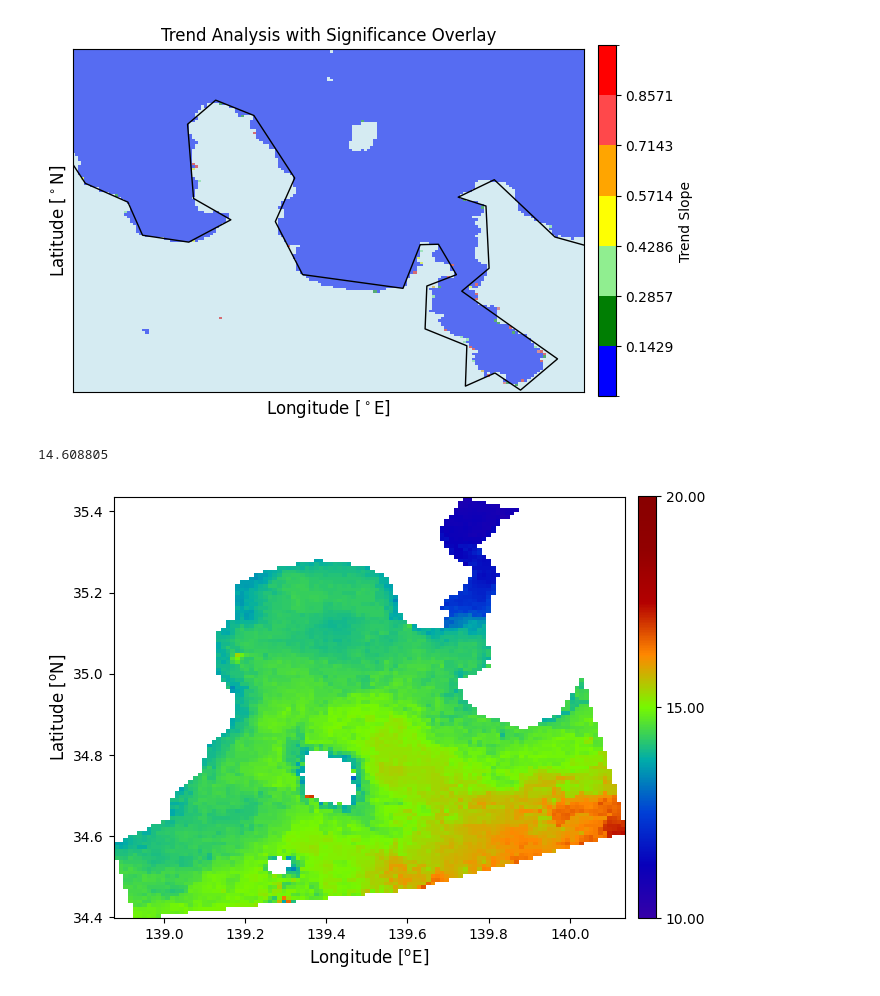
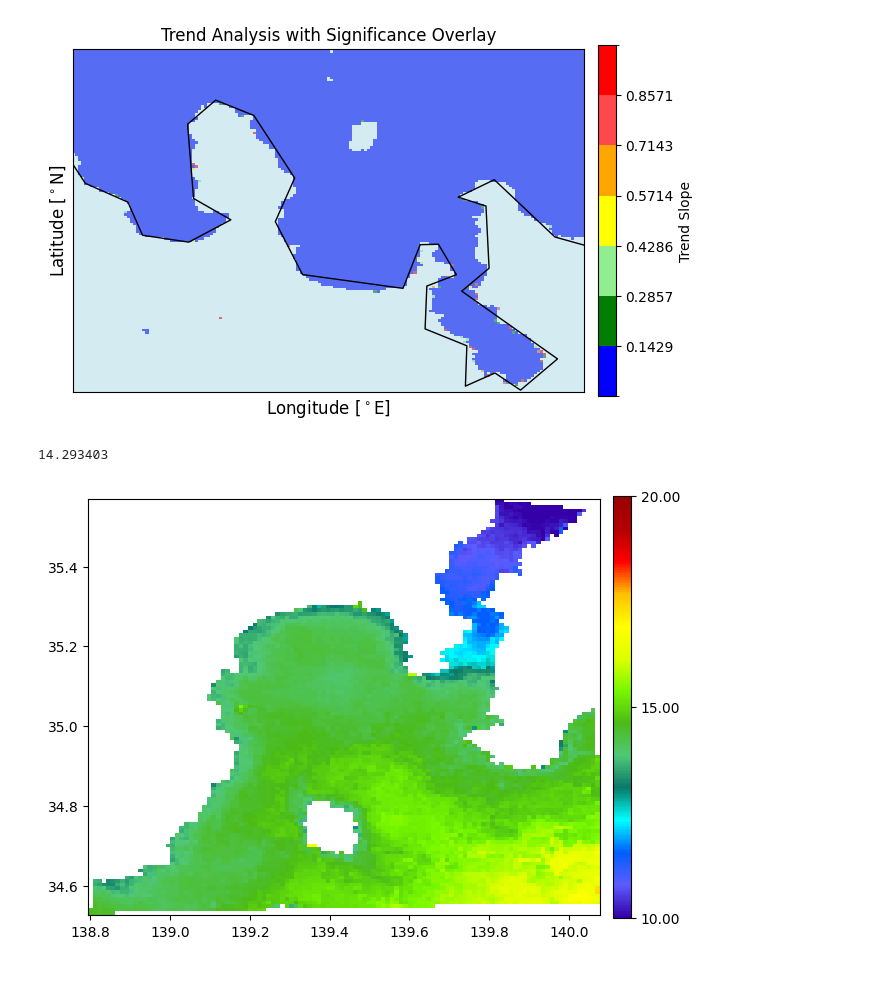
Before and after one commit to robel-milashu/NMEW.demos, a Jupyter notebook: processing/trend/trend_sst.ipynb, the cells around one changed output. Saved outputs shown, nothing was run; the diff lists cells and outputs as text; code cells hidden in the pictures.

```diff
--- a/processing/trend/trend_sst.ipynb
+++ b/processing/trend/trend_sst.ipynb
@@ -397,6 +397,7 @@ from mpl_toolkits import basemap
 import numpy as np
 from netCDF4 import Dataset, num2date
 from matplotlib.colors import LinearSegmentedColormap
+from geopandas import GeoSeries
 
 # Small Sagami Bay
 lat_min_crop, lat_max_crop = 34.5, 35.4
@@ -408,7 +409,9 @@ varname="sst"
 # norm = colors.LogNorm(cmin, cmax)
 
 # Path to your shapefile and netCDF file
-shapefile_path = 'SB_Big_shapefiles/Untitled-polygon.shp'
+# shapefile_path = 'SB_Big_shapefiles/Untitled-polygon.shp'
+shapefile_path = 'GEE_Exports_new3/Water_Bodies_2018222.shp'
+
 netcdf_file_path = '../../results/Modis/sst/A200402_SST_NW_month.nc'
 # Load the shapefile
 shapefile = gpd.read_file(shapefile_path)
@@ -417,70 +420,54 @@ shapefile = gpd.read_file(shapefile_path)
 ds = xr.open_dataset(netcdf_file_path)
 ds = ds.rio.write_crs("epsg:4326")  # Assuming your netCDF data is in WGS 84; change this as necessary
 
-# print(ds)
+# print( shapefile.crs)
 # Crop the dataset based on the shapefile
 # Note: You might need to ensure that the CRS of the shapefile and the dataset match or reproject one to match the other
 cropped_ds = ds.rio.clip(shapefile.geometry.apply(mapping), shapefile.crs, drop=True)
+# cropped_ds = ds.rio.clip(shapefile.geometry.buffer(-0.5).apply(mapping), shapefile.crs, drop=True)
 
 lat = cropped_ds['lat'].values
 lon = cropped_ds['lon'].values
 sst = cropped_ds[varname].values
 
 # Define your color list in hex
+# hex_colors = [
+#     '#3500a8', '#0800ba', '#003fd6',
+#     '#00aca9', '#77f800', '#ff8800',
+#     '#b30000', '#920000', '#880000'
+# ]
 hex_colors = [
-    '#3500a8', '#0800ba', '#003fd6',
-    '#00aca9', '#77f800', '#ff8800',
-    '#b30000', '#920000', '#880000'
+    '#3500a8',  '#5C5CFF','#005EFF','#00FFFF',
+     '#097969','#50C878',"#4CBB17",'#77f800','#DFFF00','yellow', "#FFBF00", "red",
+    '#b30000', '#990000'
 ]
+
 rgb_colors = [colors.hex2color(color) for color in hex_colors]
-
-
-
 mean = np.nanmean(sst)
 
 print(mean)
 sst = np.squeeze(sst)
-
-# Visualisation with basemap
 if len(lon.shape) == 1:
    lon_cropped, lat_cropped = np.meshgrid(lon, lat)
 lon_0, lat_0 = (lon_cropped.min() + lon_cropped.max()), (lat_cropped.min() + lat_cropped.max()) / 2
-
-m = basemap.Basemap(llcrnrlon=lon_cropped.min(), llcrnrlat=lat_cropped.min(),
-                  urcrnrlon=lon_cropped.max(), urcrnrlat=lat_cropped.max(), resolution='i',
-                  lon_0=lon_0, lat_0=lat_0, projection='merc')
 
 # sds_cropped_log = np.ma.masked_less_equal(sst, 0)  # Mask non-positive values
 # sds_cropped_log = np.ma.log10(sds_cropped_log)  # Apply log10 to the data
 sds_cropped_log = sst
 
 fig, ax = plot.subplots(figsize=(7, 6))  # Adjust the width and height to better suit your data aspect ratio
 
 extent = [lon_cropped.min(), lon_cropped.max(), lat_cropped.min(), lat_cropped.max()]
 
-# Land mask
-# mask = np.where(~sds_cropped_log.mask, np.nan, 0)
-# ax.imshow(mask, cmap='gray', vmin=-2, vmax=0, extent=extent)
-
-# Create a colormap object
 custom_colormap = LinearSegmentedColormap.from_list('custom', rgb_colors)
 
-# print(sds_cropped_log.max(), sds_cropped_log.min())
 # ims = ax.imshow(sds_cropped_log, cmap='jet', extent=extent)
 ims = ax.imshow(sds_cropped_log,vmin=cmin, vmax=cmax,  cmap=custom_colormap, extent=extent)
-
-# # Figure labels
-ax.set_xlabel('Longitude [$^\mathregular{o}$E]', fontsize="12")
-ax.set_ylabel('Latitude [$^\mathregular{o}$N]', fontsize="12")
-# ax.set_yticks(range(int(np.ceil(lat_cropped.min())), int(np.ceil(lat_cropped.max())) + 1, 1))
-# ax.set_title(time[0].strftime('%b %Y'))
-
-# # Colourbar
 cbar = fig.colorbar(ims, ax=ax, orientation='vertical', fraction=0.0324, pad=0.025,  aspect=24)
 ticks = [ims.get_clim()[0],(ims.get_clim()[0] + ims.get_clim()[1])/2, ims.get_clim()[1]] # This gets the color limit range
 cbar.set_ticks(ticks)
 cbar.set_ticklabels([f'{ticks[0]:.2f}', f'{ticks[1]:.2f}', f'{ticks[2]:.2f}']) # Format as desired
 plot.show()
 # %% [output]
-14.608805
+14.293403
-[figure, old version]
+[figure, new version]
```
Also changed, not shown: parts of 2 cells of this notebook, 23 other files.
